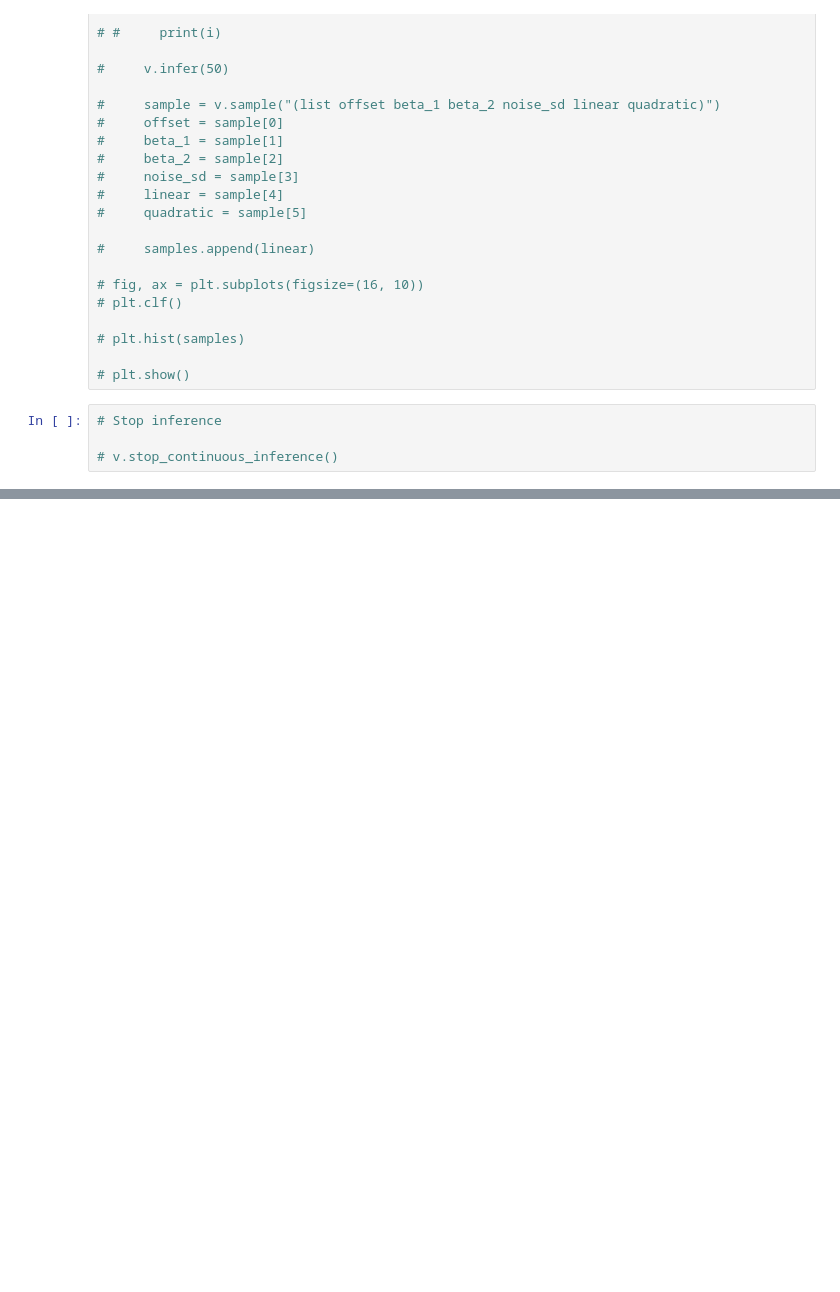
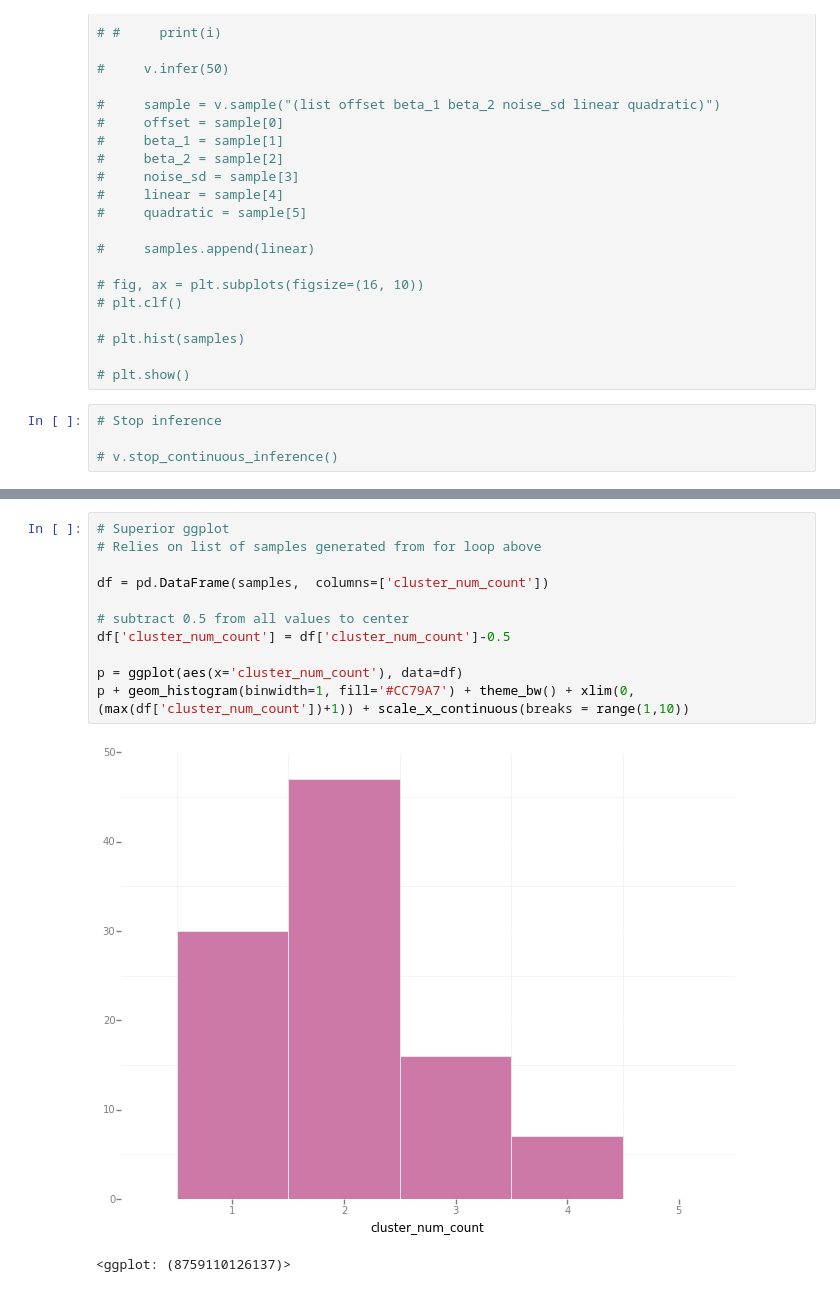
Before and after one commit to ap728/ppl-hormones, a Jupyter notebook: src/main.ipynb, the cells around one changed output, grey strips where cells are left out. Saved outputs shown, nothing was run; the diff lists cells and outputs as text; blank space fills up the shorter version.

```diff
--- a/src/main.ipynb
+++ b/src/main.ipynb
@@ -196,3 +198,17 @@ plt.show()
+# %%
+# Superior ggplot
+# Relies on list of samples generated from for loop above
+
+df = pd.DataFrame(samples,  columns=['cluster_num_count'])
+
+# subtract 0.5 from all values to center
+df['cluster_num_count'] = df['cluster_num_count']-0.5
+
+p = ggplot(aes(x='cluster_num_count'), data=df)
+p + geom_histogram(binwidth=1, fill='#CC79A7') + theme_bw() + xlim(0,(max(df['cluster_num_count'])+1)) + scale_x_continuous(breaks = range(1,10))
+# %% [output]
+[figure, added]
+<ggplot: (8759110126137)>
 # %%
 # Sample the parameters and draw a picture
 
```
Also changed, not shown: parts of 8 cells of this notebook.
